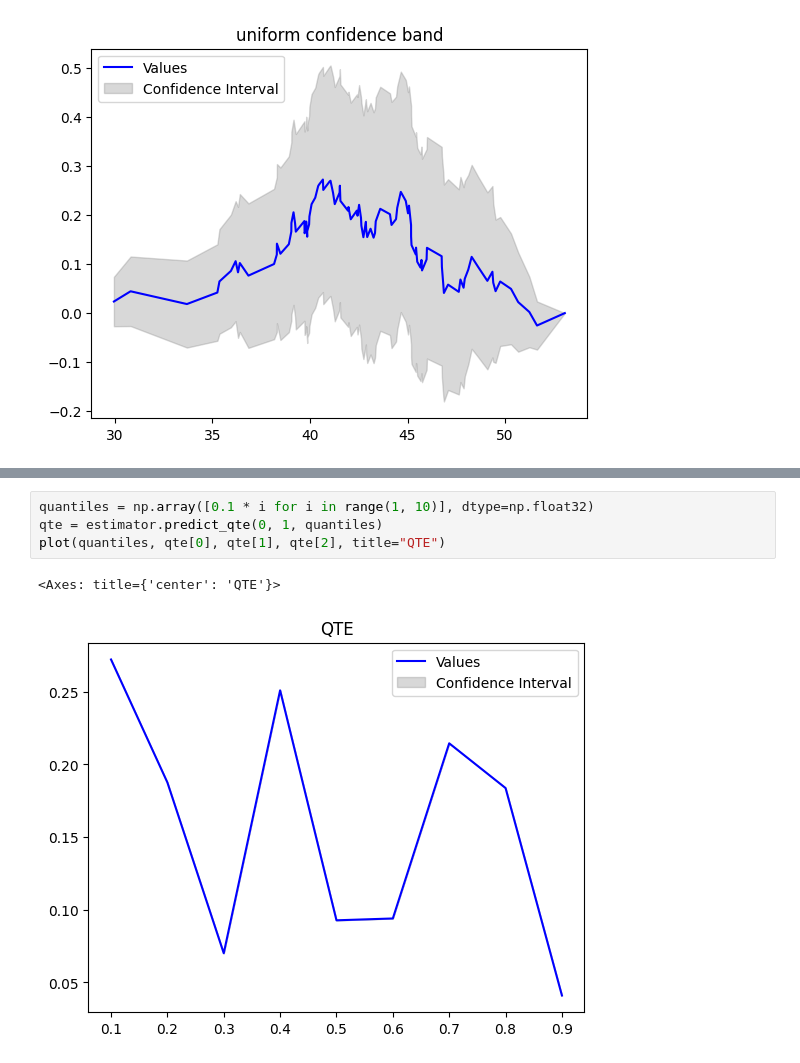
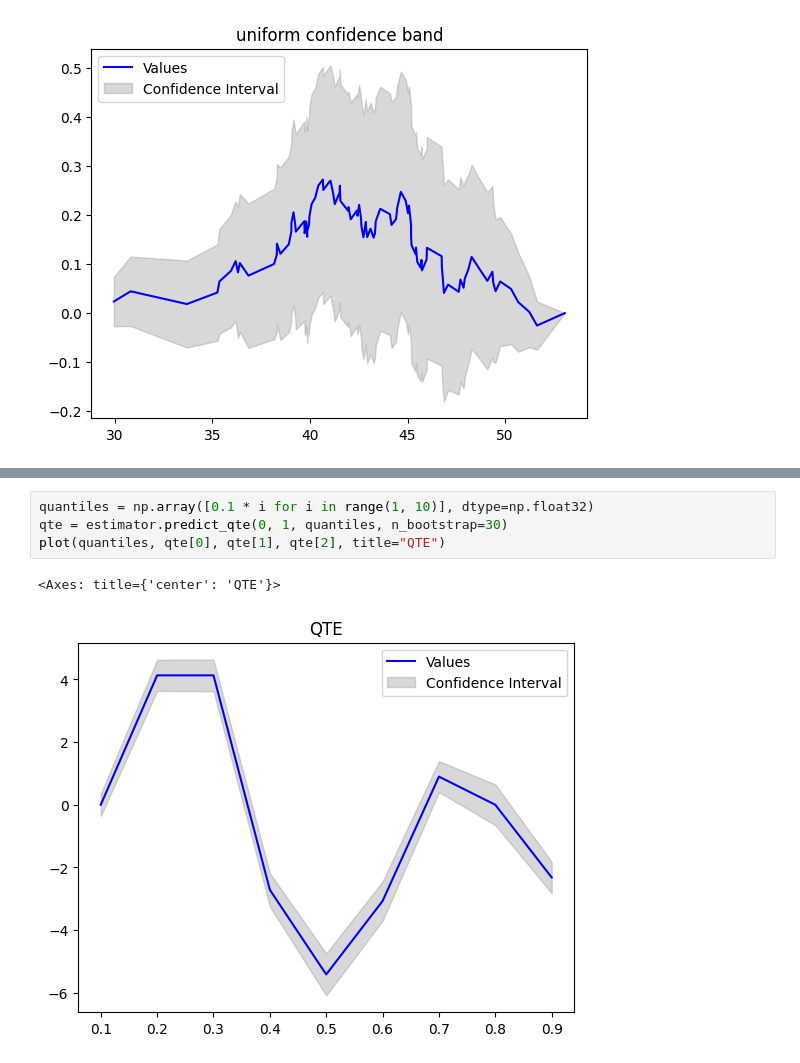
Before and after one commit to CyberAgentAILab/python-dte-adjustment, a Jupyter notebook: example/example.ipynb, the cells around one changed output, grey strips where cells are left out. Saved outputs shown, nothing was run; the diff lists cells and outputs as text.

```diff
--- a/example/example.ipynb
+++ b/example/example.ipynb
@@ -128,7 +134,7 @@ plot(np.sort(Y), pte[0], pte[1], pte[2], title="analytic confidence band of PTE"
 # %%
 quantiles = np.array([0.1 * i for i in range(1, 10)], dtype=np.float32)
-qte = estimator.predict_qte(0, 1, quantiles)
+qte = estimator.predict_qte(0, 1, quantiles, n_bootstrap=30)
 plot(quantiles, qte[0], qte[1], qte[2], title="QTE")
 # %% [output]
 <Axes: title={'center': 'QTE'}>
-[figure, old version]
+[figure, new version]
```
Also changed, not shown: parts of 2 cells of this notebook, 1 other file.
